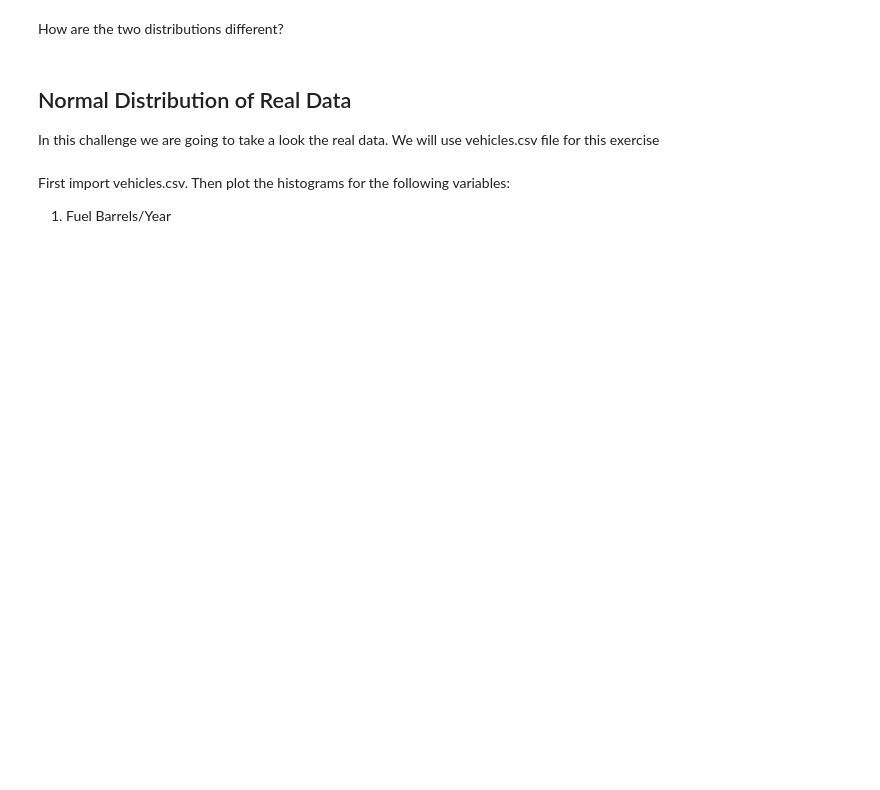
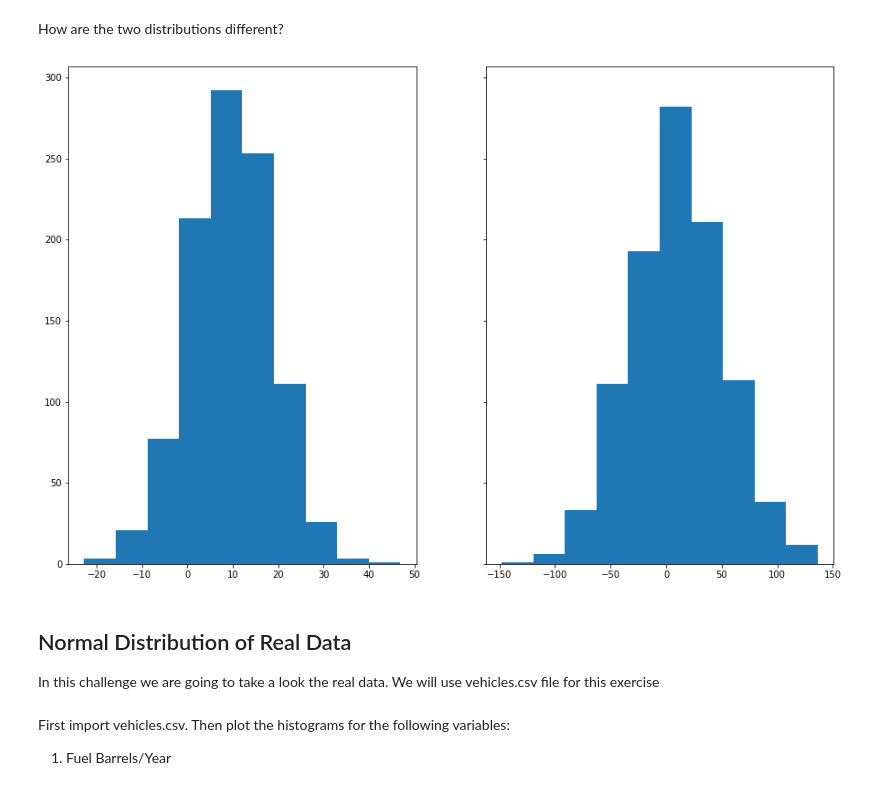
Before and after one commit to ta-data-pt-rmt/lab-prob-distributions, a Jupyter notebook: your-code/continuous.ipynb, the cells around one changed output. Cells and saved outputs as stored; diff of their text form; code cells hidden in the pictures; blank space fills up the shorter version.

```diff
--- a/your-code/continuous.ipynb
+++ b/your-code/continuous.ipynb
@@ -64,2 +85,8 @@ Expected output:
+# %%
+# your code here
+def random_values_2(average,std,count):
+    x = norm.rvs(size=count)
+    randoms  = average + (std-average)*x
+    return randoms
 # %% [markdown]
 How are the two distributions different?
@@ -67,0 +93,8 @@ How are the two distributions different?
+# %%
+# your answer here:
+fig, (ax1, ax2) = plt.subplots(1, 2, figsize=(15,10),sharey=True)
+ax1.hist(random_values_2(10,1,1000))
+ax2.hist(random_values_2(10,50,1000))
+plt.show()
+# %% [output]
+[figure, added]
```
Also changed, not shown: parts of 22 cells of this notebook, 1 other file.
